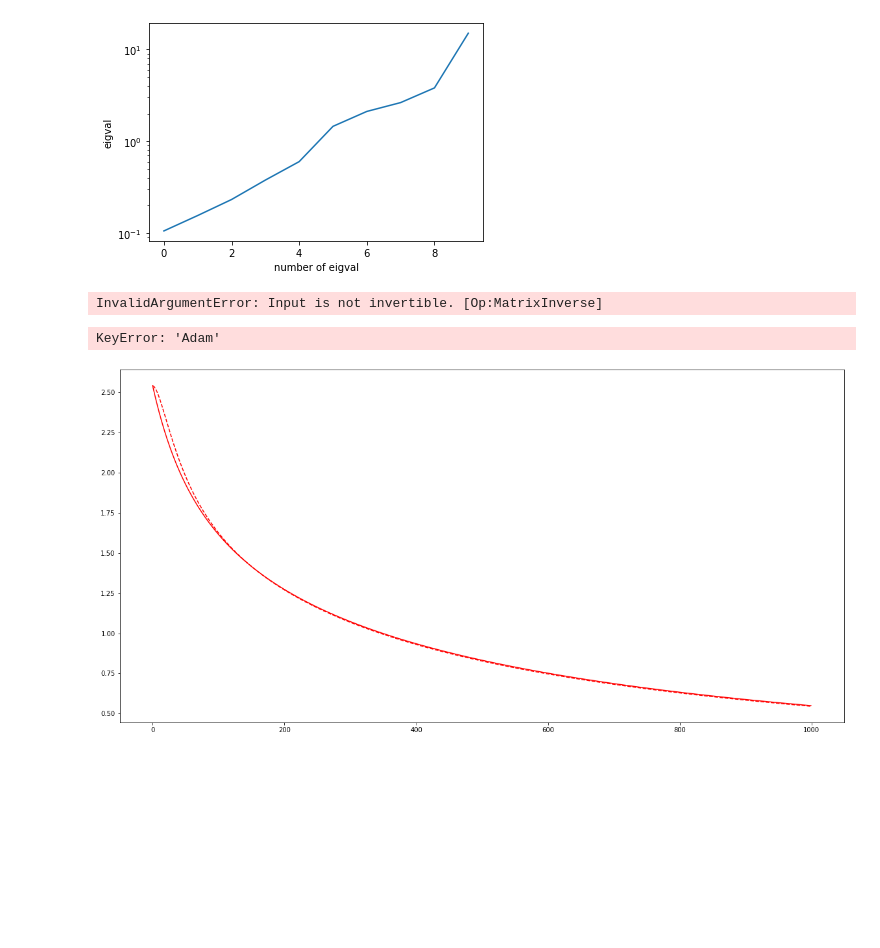
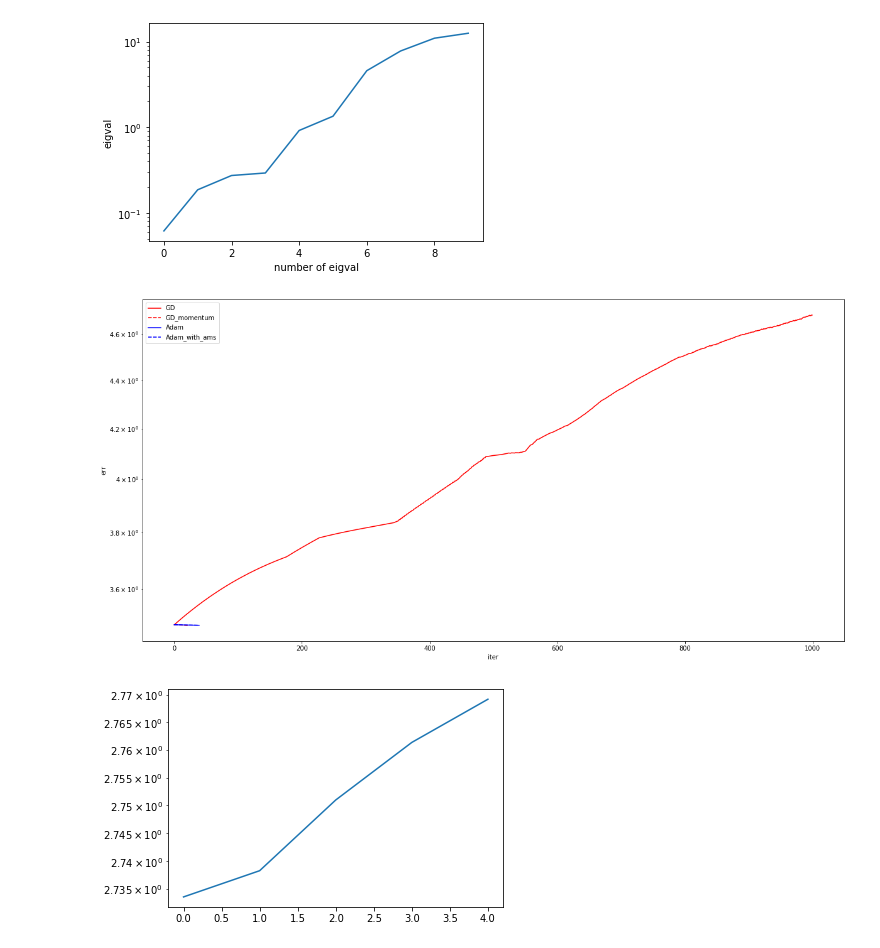
Before and after one commit to LuchnikovI/QGOpt, a Jupyter notebook: Densm_test_1_linear_optimization.ipynb, the cells around one changed output. Saved outputs shown, nothing was run; the diff lists cells and outputs as text; code cells hidden in the pictures; blank space fills up the shorter version.

Commit message:
densmv2

```diff
--- a/Densm_test_1_linear_optimization.ipynb
+++ b/Densm_test_1_linear_optimization.ipynb
@@ -5,57 +5,64 @@ import qriemannopt as qro
 # %%
 ham_dim = 10 # dimension of hamiltonian
 
 # hamiltonian
 Q = qro.manifold.real_to_complex(tf.random.normal((ham_dim, ham_dim, 2), dtype=tf.float64))
 Q, _ = tf.linalg.qr(Q)
 S = tf.random.uniform((ham_dim,), -3, 3)
 S = tf.exp(S)
 S = tf.cast(S, dtype=tf.complex128)
 H = tf.einsum('ik,k,jk->ij', Q, S, tf.math.conj(Q))
 
 plt.plot(tf.linalg.eigvalsh(H))
 plt.yscale('log')
 plt.xlabel('number of eigval')
 plt.ylabel('eigval')
 
 # min of loss function
 min_value = tf.cast(tf.linalg.eigvalsh(H)[0],
                    dtype=tf.float64)
 
-# in dens matrix
+'''# in dens matrix
 rho = tf.eye(ham_dim, dtype=tf.complex128)
+rho = rho / tf.linalg.trace(rho)
+rho = qro.manifold.complex_to_real(rho)'''
+rho = tf.random.normal((ham_dim, ham_dim, 2), dtype=tf.float64)
+rho = qro.manifold.real_to_complex(rho)
+rho = tf.linalg.adjoint(rho) @ rho
 rho = rho / tf.linalg.trace(rho)
 rho = qro.manifold.complex_to_real(rho)
 
 # manifold of dens matrices
-m = qro.manifold.DensM()
+m = qro.manifold.densmv2.DensM()
 
 # optimizers
 opts = {
-        'GD':qro.optimizers.RSGD(m, 0.01),
-        'GD_momentum':qro.optimizers.RSGD(m, 0.01, 0.9),
-        'Adam':qro.optimizers.RAdam(m, 0.01),
-        'Adam_with_ams':qro.optimizers.RAdam(m, 0.01, ams=True)
+        'GD':qro.optimizers.RSGD(m, 0.001),
+        'GD_momentum':qro.optimizers.RSGD(m, 0.001, 0.9),
+        'Adam':qro.optimizers.RAdam(m, 0.001),
+        'Adam_with_ams':qro.optimizers.RAdam(m, 0.001, ams=True)
        }
 # %% [output]
-[figure, old version]
+[figure, new version]
 # %%
 list_of_losses = {}
+#list_of_lambdas = {}
 # loop over optimizers
 for key, opt in opts.items():
     # training loop
     losses = []
+    #lambdas = []
     rho_var = tf.Variable(rho)
     for _ in range(1000):
         with tf.GradientTape() as tape:
             loss = tf.linalg.trace(qro.manifold.real_to_complex(rho_var) @ H)
             loss = tf.cast(loss, tf.float64)
             losses.append(loss - min_value)
+            #lambdas.append(tf.reduce_min(tf.cast(tf.linalg.eigvalsh(qro.manifold.real_to_complex(rho_var)), dtype=tf.float64)))
         grad = tape.gradient(loss, rho_var)
         opt.apply_gradients(zip([grad], [rho_var]))
     list_of_losses[key] = losses
+    #list_of_lambdas[key] = lambdas
-# %% [output]
-InvalidArgumentError: Input is not invertible. [Op:MatrixInverse]
 # %%
 # learning curves
 colors = ['r', 'r--', 'b', 'b--', 'k', 'k--', 'g', 'g--', 'r:', 'r-.', 'b:', 'b-.', 'k:', 'k-.', 'g:', 'g-.', 'purple']
@@ -68,5 +75,4 @@ plt.xlabel('iter')
 plt.ylabel('err')
 plt.savefig('Riemann_opt_first_test.pdf')
 # %% [output]
-KeyError: 'Adam'
-[figure, old version]
+[figure, new version]
@@ -74,0 +79,5 @@ tf.linalg.pinv()
+# %%
+plt.plot(losses)
+plt.yscale('log')
+# %% [output]
+[figure, added]
```
Also changed, not shown: parts of 10 cells of this notebook, 3 other files.
